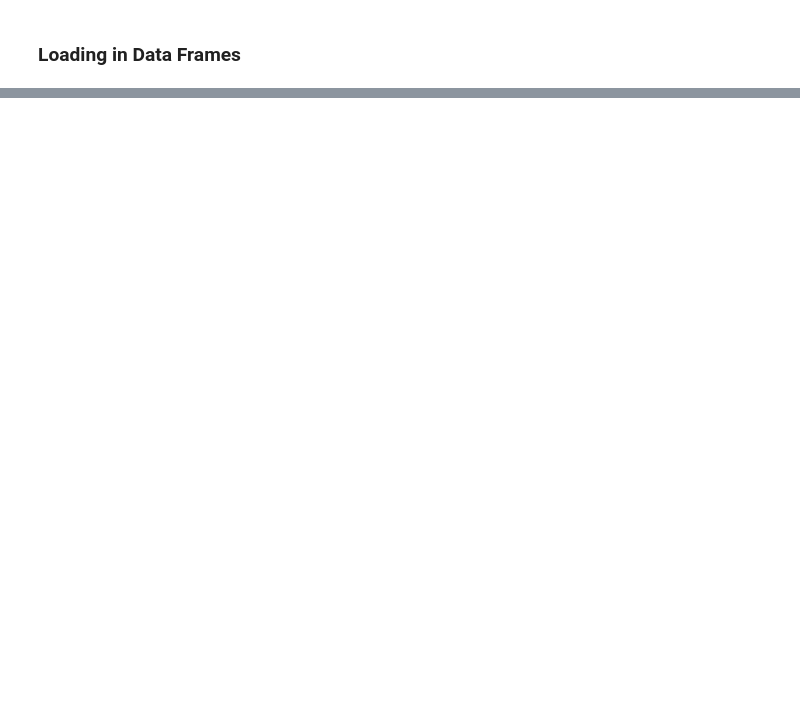
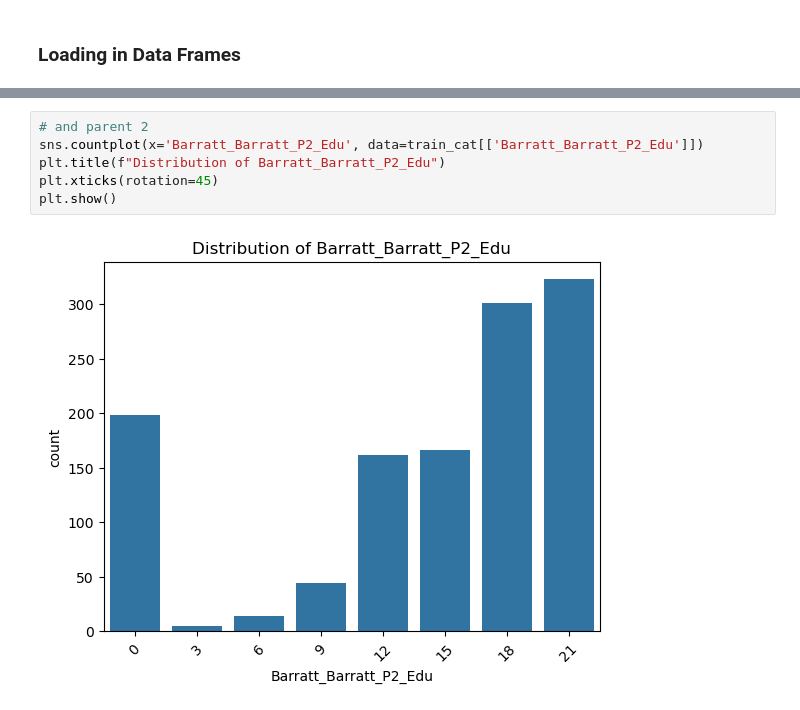
Before and after one commit to Arcturus816/Predicting_ADHD_in_Women, a Jupyter notebook: ADHD_Clean_EDA.ipynb, the cells around one changed output, grey strips where cells are left out. Drawn from its saved outputs; the diff is of its cells as text; blank space fills up the shorter version.

```diff
--- a/ADHD_Clean_EDA.ipynb
+++ b/ADHD_Clean_EDA.ipynb
@@ -41,0 +277,8 @@ train_cat.head()
+# %%
+# and parent 2
+sns.countplot(x='Barratt_Barratt_P2_Edu', data=train_cat[['Barratt_Barratt_P2_Edu']])
+plt.title(f"Distribution of Barratt_Barratt_P2_Edu")
+plt.xticks(rotation=45)
+plt.show()
+# %% [output]
+[figure, added]
```
Also changed, not shown: parts of 42 cells of this notebook.
